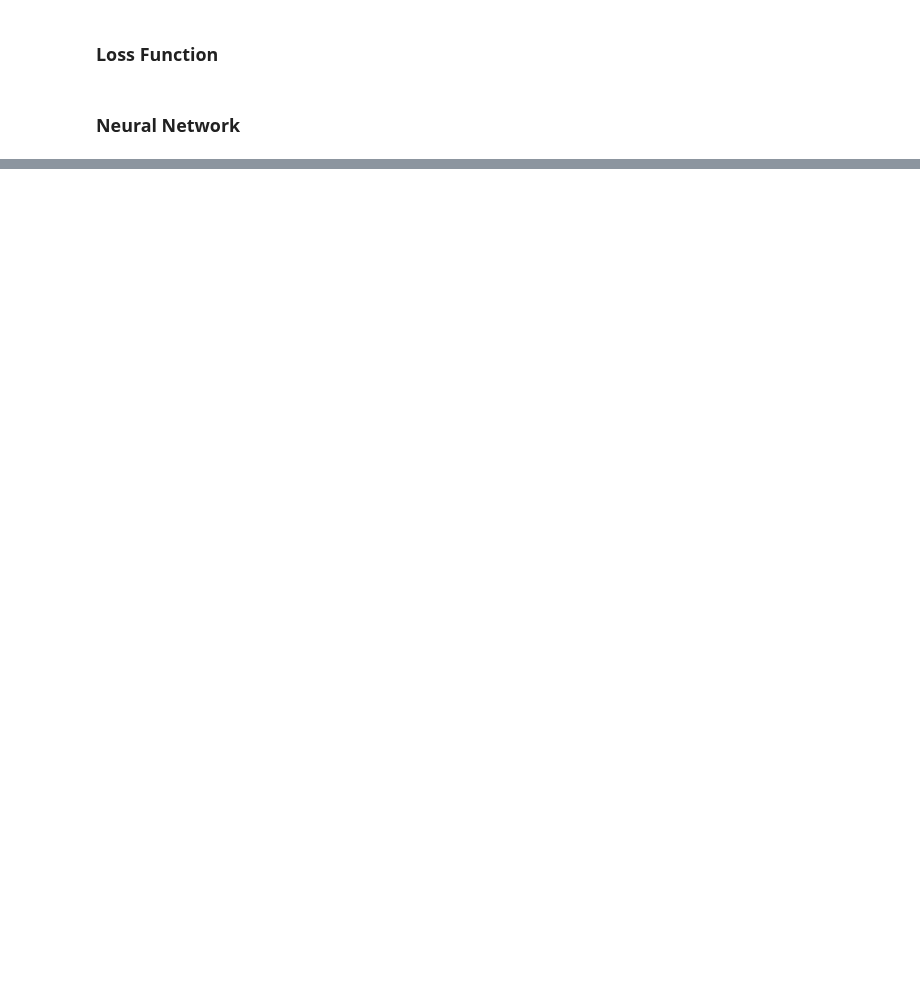
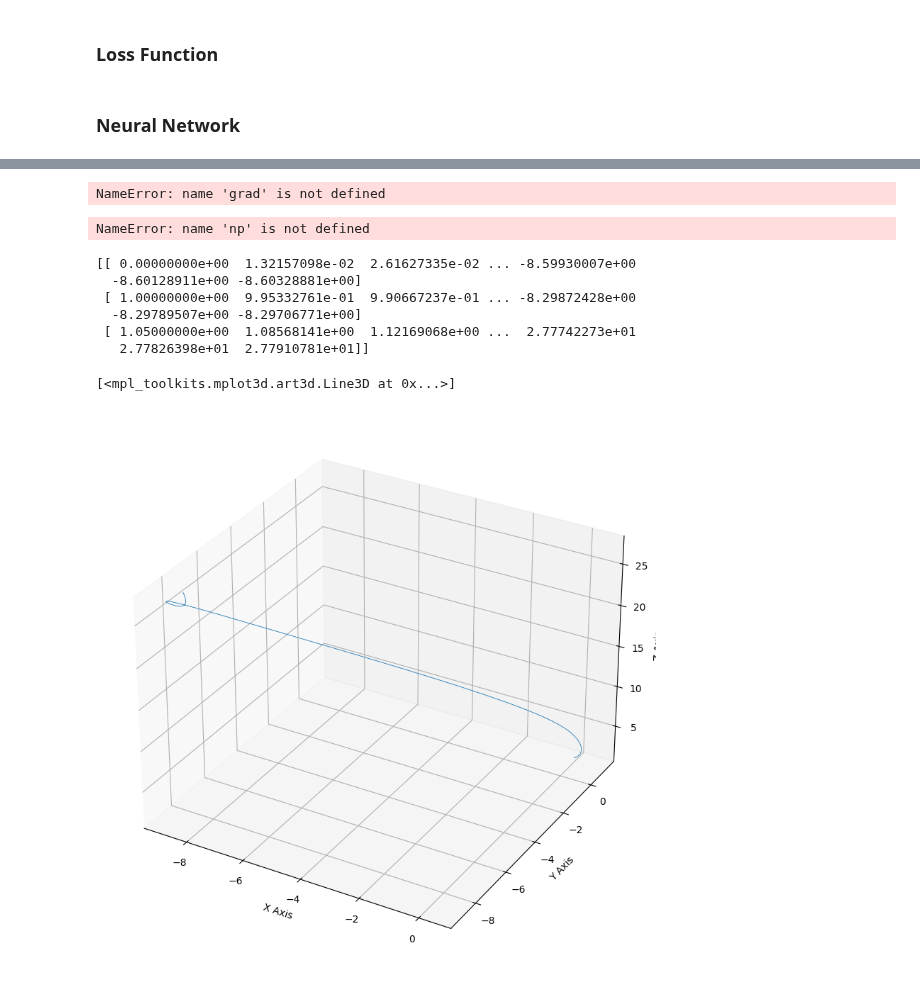
Before and after one commit to Fox-King777/ODE_System_Solver, a Jupyter notebook: SolvingLorentzSystemNumpy.ipynb, the cells around one changed output, grey strips where cells are left out. Drawn from its saved outputs; the diff is of its cells as text; code cells hidden in the pictures; blank space fills up the shorter version.

```diff
--- a/SolvingLorentzSystemNumpy.ipynb
+++ b/SolvingLorentzSystemNumpy.ipynb
@@ -179,0 +132,68 @@ ValueError: operands could not be broadcast together with shapes (3,) (3,2)
+# %%
+t = np.arange(0, 10, 0.01, dtype=np.longdouble)
+constants = np.array([10.0, 8 / 3, 28.0])
+initial_conditions = np.array([0.0, 1.0, 1.05])
+num_iter = 100000
+learn_rate = 0.0000002
+
+parameters = init_parameters(1, np.array([50, 50, 50]), 3)
+parameters = gradient_descent(
+    t, parameters, constants, initial_conditions, num_iter, learn_rate
+)
+res = trial_solution(t, parameters, initial_conditions)
+print(res)
+# %% [output]
+NameError: name 'grad' is not defined
+# %%
+def adam(input, parameters, constants, initial_conditions, grad, num_iters=10000,
+         step_size=0.001, b1=0.9, b2=0.999, eps=10**-8):
+    m = [np.zeros(parameters[i].size) for i in range(len(parameters))]
+    v = [np.zeros(parameters[i].size) for i in range(len(parameters))]
+    mhat = [None] * len(parameters)
+    vhat = [None] * len(parameters)
+    for i in range(num_iters):
+        g = grad(input, parameters, constants, initial_conditions)
+        for j in range(len(parameters)):
+            m[j] = (1 - b1) * g[j]      + b1 * m[j]  # First  moment estimate.
+            v[j] = (1 - b2) * (g[j]**2) + b2 * v[j]  # Second moment estimate.
+            mhat[j] = m[j] / (1 - b1**(i + 1))    # Bias correction.
+            vhat[j] = v[j] / (1 - b2**(i + 1))
+            parameters[j] = parameters[j] - step_size * mhat[j]/(np.sqrt(vhat[j]) + eps)
+
+    return parameters
+# %%
+t = np.arange(0, 10, 0.01, dtype=np.longdouble)
+constants = np.array([10.0, 8 / 3, 28.0])
+initial_conditions = np.array([0.0, 1.0, 1.05])
+num_iter = 10000
+learn_rate = 0.001
+parameters = init_parameters(1, np.array([50, 50, 50]), 3)
+
+loss_grad_function = grad(MSE_loss_function, 1)
+parameters = adam(t, parameters, constants, initial_conditions, loss_grad_function)
+
+res = trial_solution(t, parameters, initial_conditions)
+print(res)
+# %% [output]
+NameError: name 'np' is not defined
+# %%
+'''
+with np.printoptions(threshold=np.inf):
+    print(res)
+'''
+print(res)
+fig = plt.figure(figsize=(10, 10))
+ax = fig.add_subplot(projection="3d")
+ax.set_xlabel("X Axis")
+ax.set_ylabel("Y Axis")
+ax.set_zlabel("Z Axis")
+ax.plot(res[0], res[1], res[2], lw=0.6)
+# %% [output]
+[[ 0.00000000e+00  1.32157098e-02  2.61627335e-02 ... -8.59930007e+00
+  -8.60128911e+00 -8.60328881e+00]
+ [ 1.00000000e+00  9.95332761e-01  9.90667237e-01 ... -8.29872428e+00
+  -8.29789507e+00 -8.29706771e+00]
+ [ 1.05000000e+00  1.08568141e+00  1.12169068e+00 ...  2.77742273e+01
+   2.77826398e+01  2.77910781e+01]]
+[<mpl_toolkits.mplot3d.art3d.Line3D at 0x...>]
+[figure, added]
```
Also changed, not shown: parts of 12 cells of this notebook.
